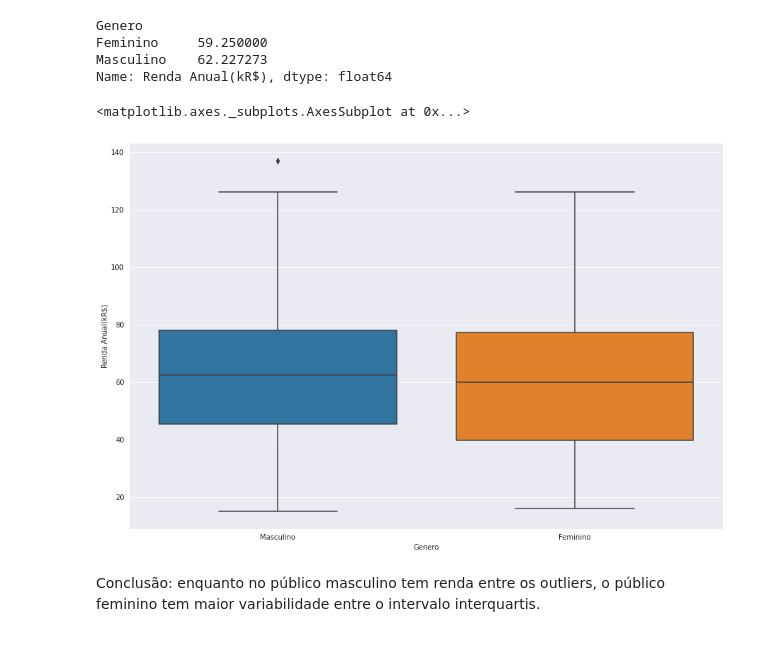
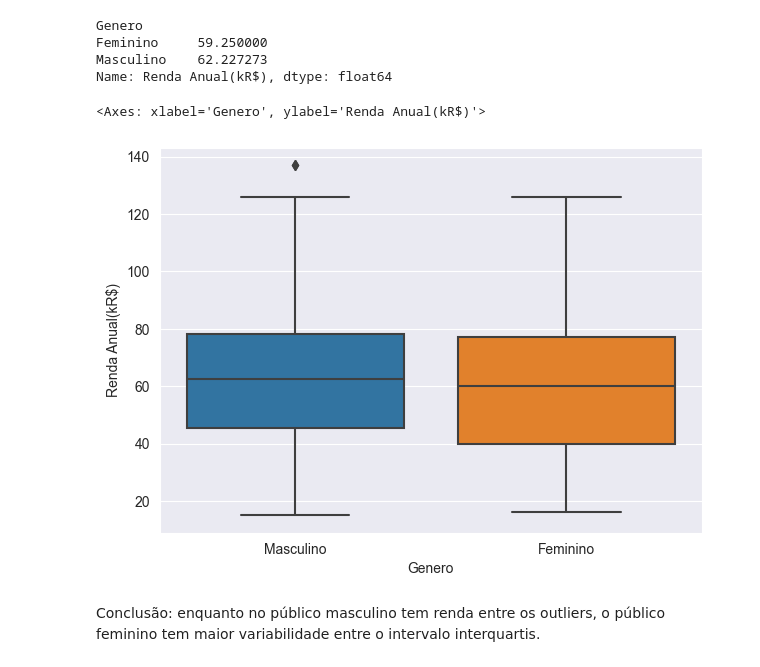
Before and after one commit to rodrigohigashi/portfolio, a Jupyter notebook: Notebook/Análise_de_Visitantes.ipynb, the cells around one changed output. Cells and saved outputs as stored; diff of their text form; code cells hidden in the pictures.

```diff
--- a/Notebook/Análise_de_Visitantes.ipynb
+++ b/Notebook/Análise_de_Visitantes.ipynb
@@ -321,11 +447,11 @@ Feminino     59.250000
 Masculino    62.227273
 Name: Renda Anual(kR$), dtype: float64
 # %%
-plt.figure(figsize=(15, 10))
+plt.figure(figsize=(7, 5))
 sns.boxplot(x='Genero', y='Renda Anual(kR$)',data=df)
 # %% [output]
-<matplotlib.axes._subplots.AxesSubplot at 0x...>
+<Axes: xlabel='Genero', ylabel='Renda Anual(kR$)'>
-[figure, old version]
+[figure, new version]
 # %% [markdown]
 Conclusão: enquanto no público masculino tem renda entre os outliers, o público feminino tem maior variabilidade entre o intervalo interquartis.
 # %% [markdown]
```
Also changed, not shown: parts of 19 cells of this notebook.
